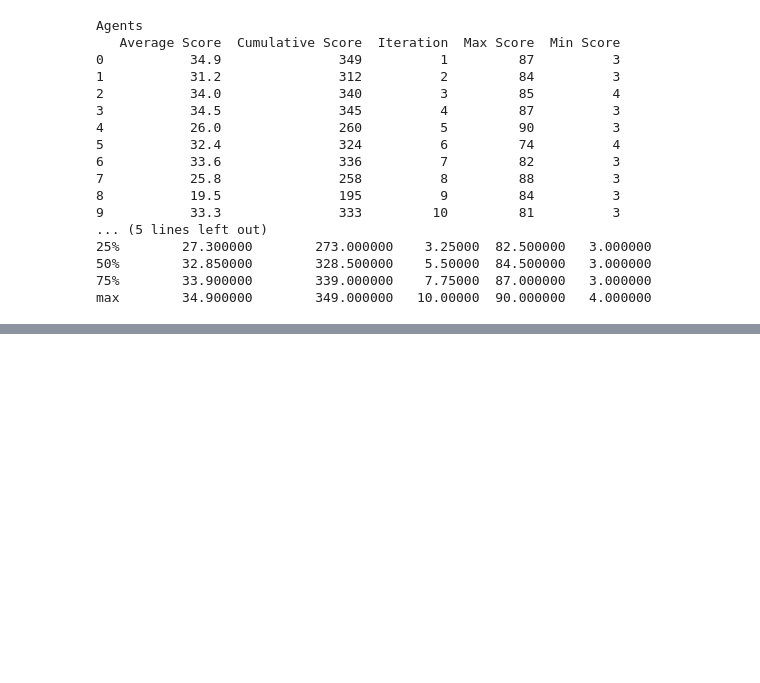
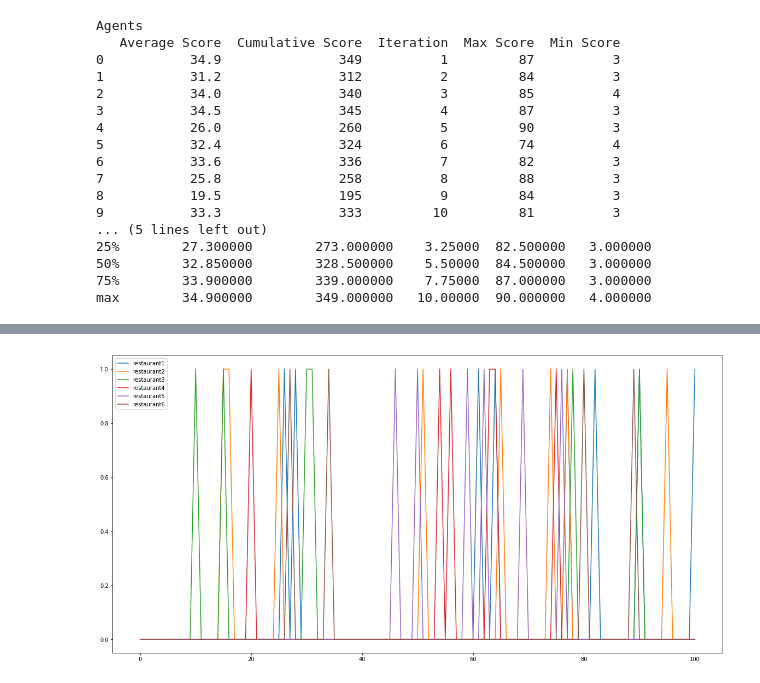
Before and after one commit to SU-3IN025-fev2020/projet-kolkata-quaranteam, a Jupyter notebook: Resultats.ipynb, the cells around one changed output, grey strips where cells are left out. Drawn from its saved outputs; the diff is of its cells as text; code cells hidden in the pictures; blank space fills up the shorter version.

```diff
--- a/Resultats.ipynb
+++ b/Resultats.ipynb
@@ -376,0 +650,5 @@ stats = simulate(2, [''])
+# %%
+stats = simulate(1,['min_occupation_forgetful'])
+plot_occupation(stats)
+# %% [output]
+[figure, added]
```
Also changed, not shown: parts of 28 cells of this notebook, 1 other file.
